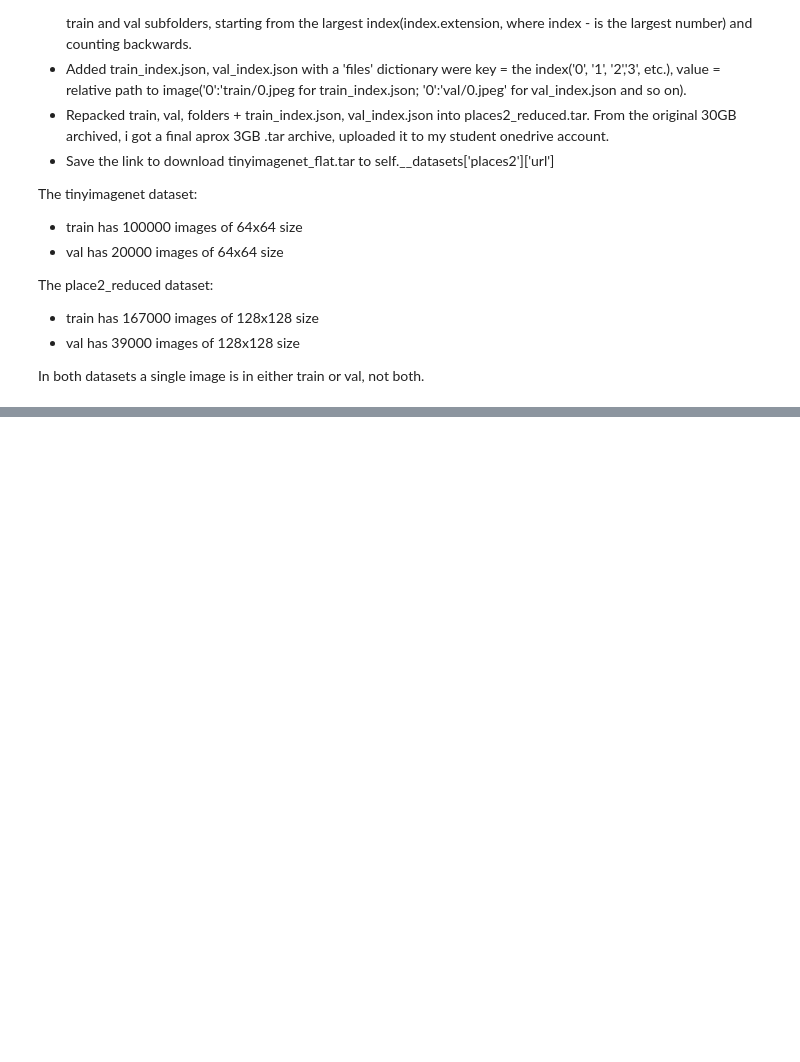
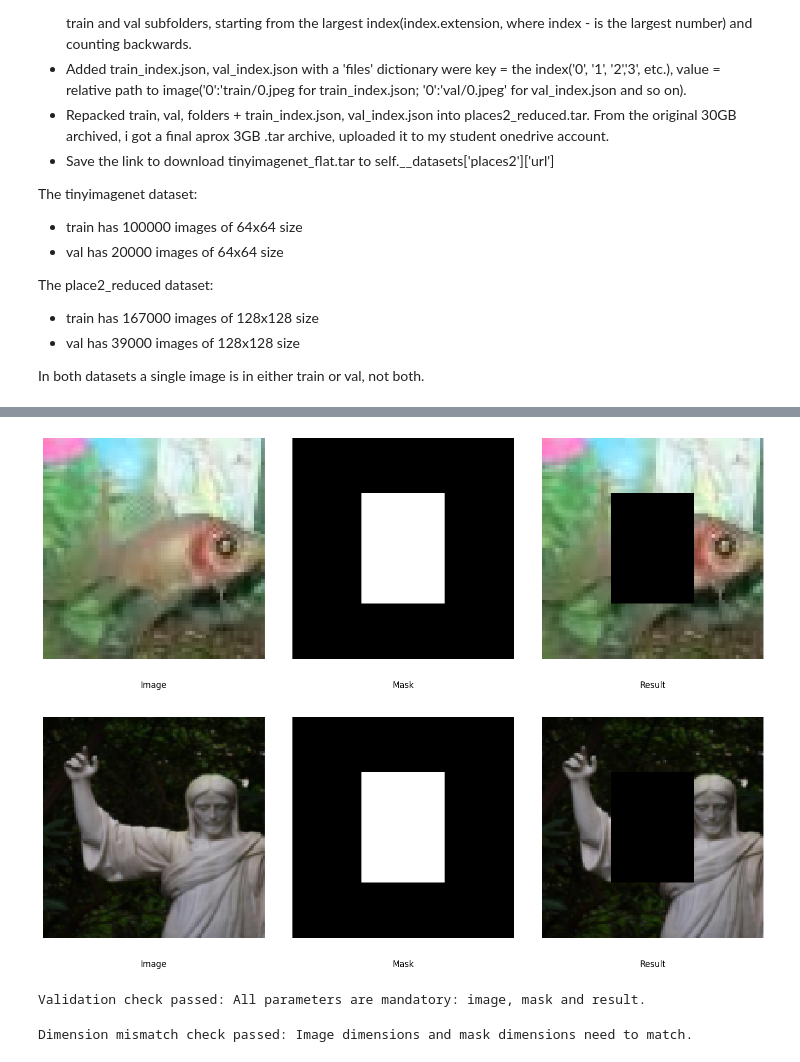
Before and after one commit to MariusVladDumitru/IA2-Project, a Jupyter notebook: src/IA2_Project_Dumitru_Marius-Vlad.ipynb, the cells around one changed output, grey strips where cells are left out. Saved outputs shown, nothing was run; the diff lists cells and outputs as text; code cells hidden in the pictures; blank space fills up the shorter version.

```diff
--- a/src/IA2_Project_Dumitru_Marius-Vlad.ipynb
+++ b/src/IA2_Project_Dumitru_Marius-Vlad.ipynb
@@ -248,0 +325,39 @@ tinyimagenet = Images(dataset='tinyimagenet', split='train')
+# %%
+# Test the inpainting visualizer
+inpainting_visualizer = InpaintingVisualizer()
+tinyimagenet_image = tinyimagenet[0]
+tinyimagenet_mask = torch.zeros((64, 64), dtype=torch.float32)
+tinyimagenet_mask[16:48, 20:44] = 1.0
+
+tinyimagenet_result = tinyimagenet_image.clone()
+tinyimagenet_result[:, tinyimagenet_mask.bool()] = 0.0
+
+inpainting_visualizer.visualize(tinyimagenet_image, tinyimagenet_mask, tinyimagenet_result)
+
+places2_image = T.Resize((128, 128))(places2[0])
+places2_mask = torch.zeros((128, 128), dtype=torch.float32)
+places2_mask[32:96, 40:88] = 1.0
+
+places2_result = places2_image.clone()
+places2_result[:, places2_mask.bool()] = 0.0
+
+inpainting_visualizer.visualize(places2_image, places2_mask, places2_result)
+
+try:
+    inpainting_visualizer.visualize(places2_image, None, places2_result)
+except ValueError as error:
+    print(f'Validation check passed: {error}')
+# %% [output]
+[figure, added]
+[figure, added]
+Validation check passed: All parameters are mandatory: image, mask and result.
+# %%
+# Test image and mask dimension mismatch validation
+invalid_mask = torch.zeros((100, 100), dtype=torch.float32)
+
+try:
+    inpainting_visualizer.visualize(tinyimagenet_image, invalid_mask, tinyimagenet_result)
+except ValueError as error:
+    print(f'Dimension mismatch check passed: {error}')
+# %% [output]
+Dimension mismatch check passed: Image dimensions and mask dimensions need to match.
```
Also changed, not shown: parts of 2 cells of this notebook.
